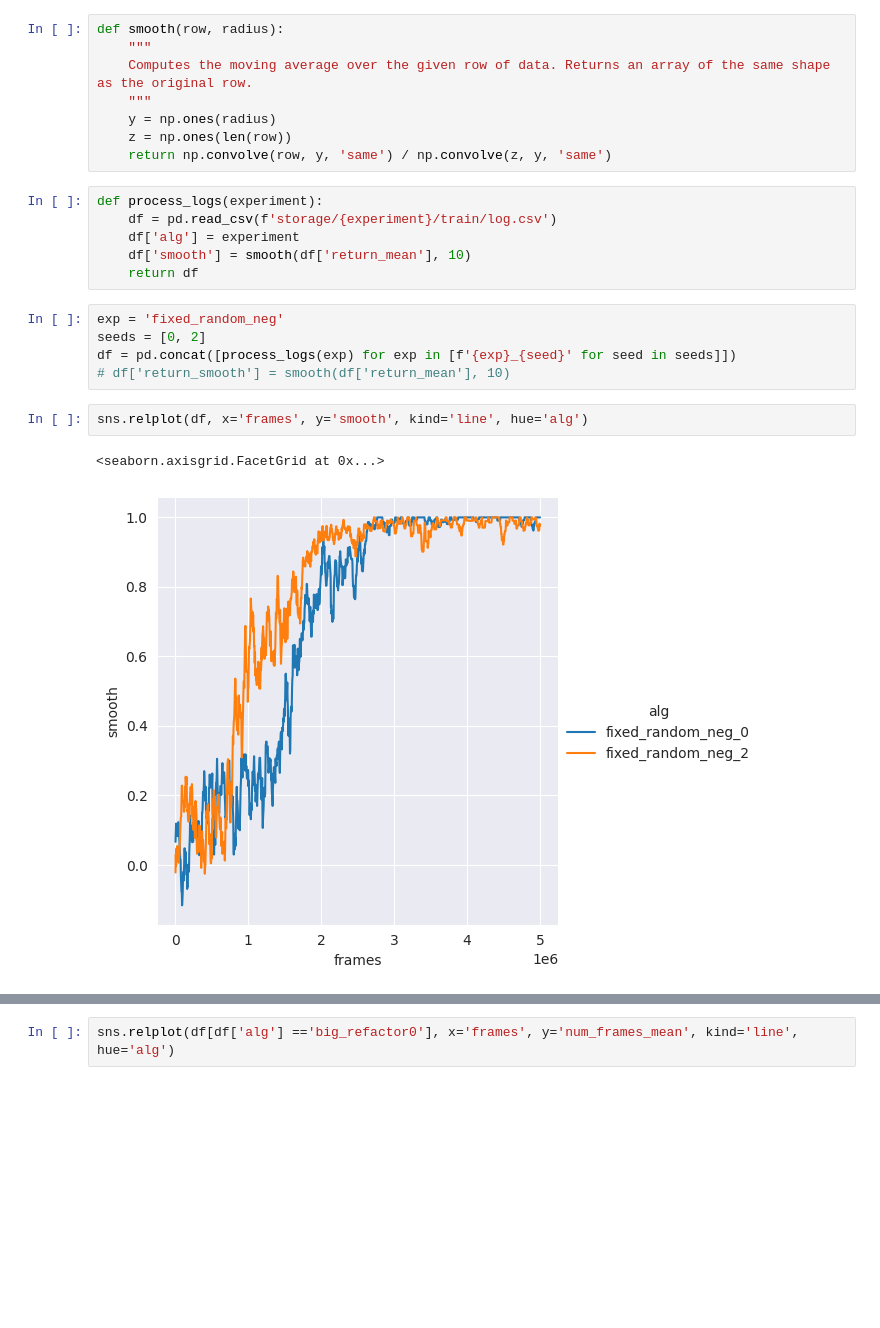
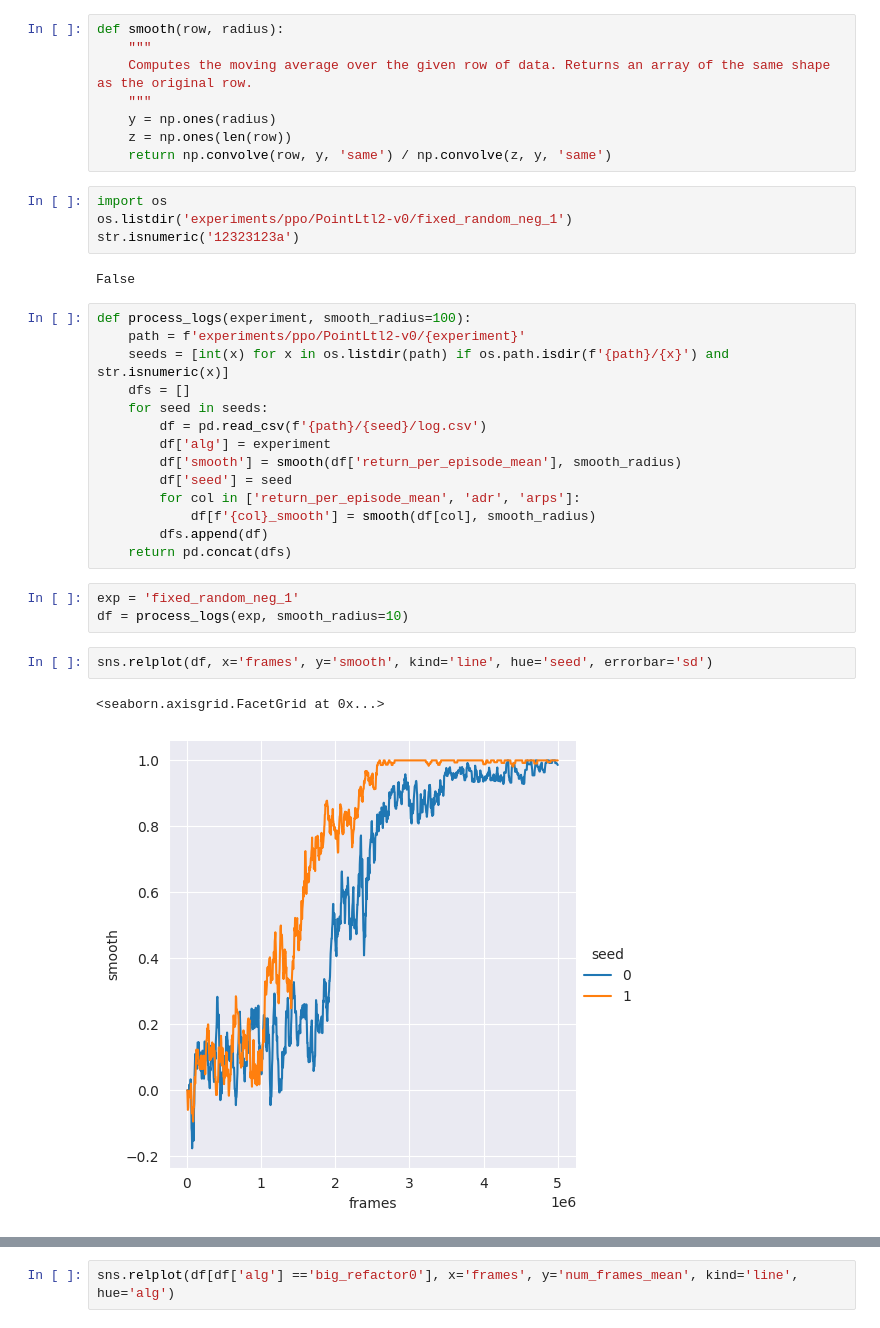
Before and after one commit to mattiagiuri/ltl_gnn, a Jupyter notebook: src/plot.ipynb, the cells around one changed output, grey strips where cells are left out. Cells and saved outputs as stored; diff of their text form; blank space fills up the shorter version.

```diff
--- a/src/plot.ipynb
+++ b/src/plot.ipynb
@@ -14,22 +14,34 @@ def smooth(row, radius):
     y = np.ones(radius)
     z = np.ones(len(row))
     return np.convolve(row, y, 'same') / np.convolve(z, y, 'same')
-# %%
-def process_logs(experiment):
-    df = pd.read_csv(f'storage/{experiment}/train/log.csv')
-    df['alg'] = experiment
-    df['smooth'] = smooth(df['return_mean'], 10)
-    return df
-# %%
-exp = 'fixed_random_neg'
-seeds = [0, 2]
-df = pd.concat([process_logs(exp) for exp in [f'{exp}_{seed}' for seed in seeds]])
-# df['return_smooth'] = smooth(df['return_mean'], 10)
+# %%
+import os
+os.listdir('experiments/ppo/PointLtl2-v0/fixed_random_neg_1')
+str.isnumeric('12323123a')
+# %% [output]
+False
+# %%
+def process_logs(experiment, smooth_radius=100):
+    path = f'experiments/ppo/PointLtl2-v0/{experiment}'
+    seeds = [int(x) for x in os.listdir(path) if os.path.isdir(f'{path}/{x}') and str.isnumeric(x)]
+    dfs = []
+    for seed in seeds:
+        df = pd.read_csv(f'{path}/{seed}/log.csv')
+        df['alg'] = experiment
+        df['smooth'] = smooth(df['return_per_episode_mean'], smooth_radius)
+        df['seed'] = seed
+        for col in ['return_per_episode_mean', 'adr', 'arps']:
+            df[f'{col}_smooth'] = smooth(df[col], smooth_radius)
+        dfs.append(df)
+    return pd.concat(dfs)
+# %%
+exp = 'fixed_random_neg_1'
+df = process_logs(exp, smooth_radius=10)
 # %%
-sns.relplot(df, x='frames', y='smooth', kind='line', hue='alg')
+sns.relplot(df, x='frames', y='smooth', kind='line', hue='seed', errorbar='sd')
 # %% [output]
 <seaborn.axisgrid.FacetGrid at 0x...>
-[figure, old version]
+[figure, new version]
 # %%
 df
 # %% [output]
```
Also changed, not shown: parts of 3 cells of this notebook, 9 other files.
